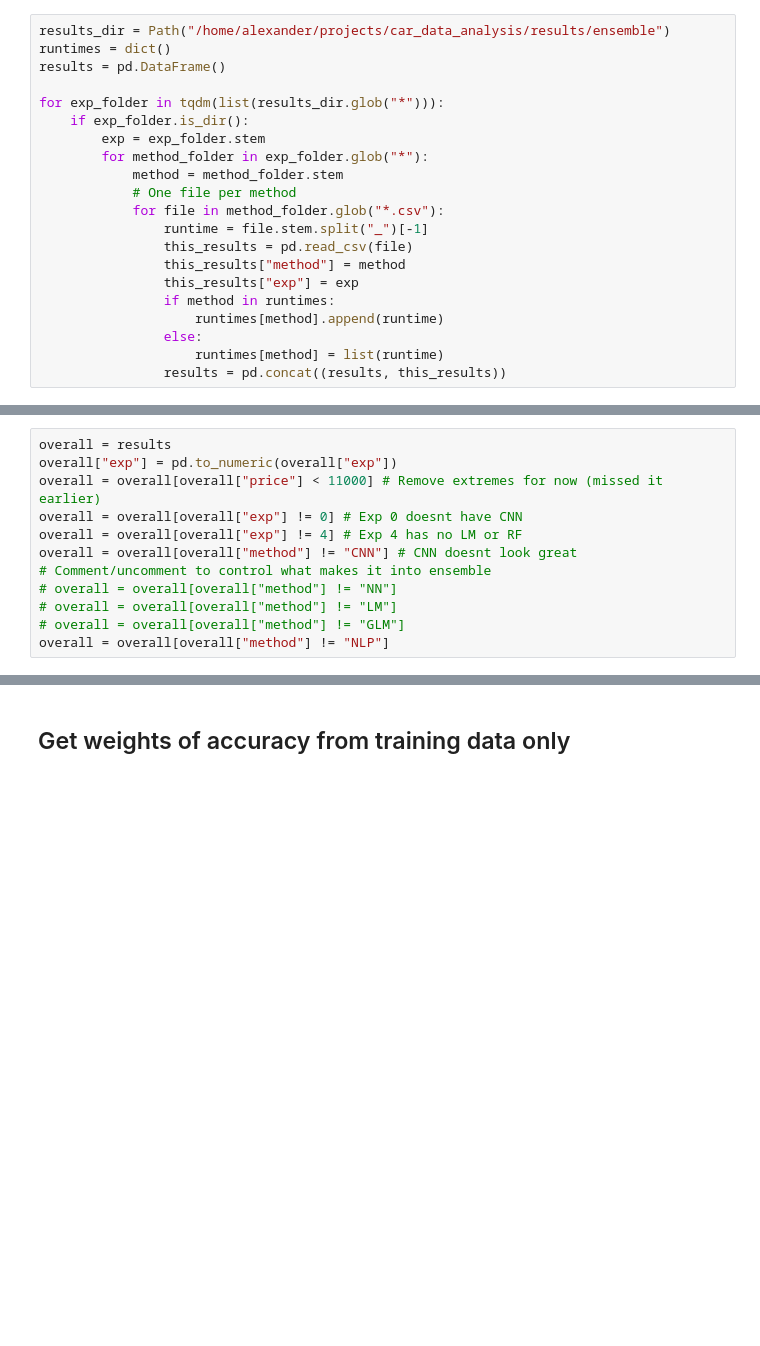
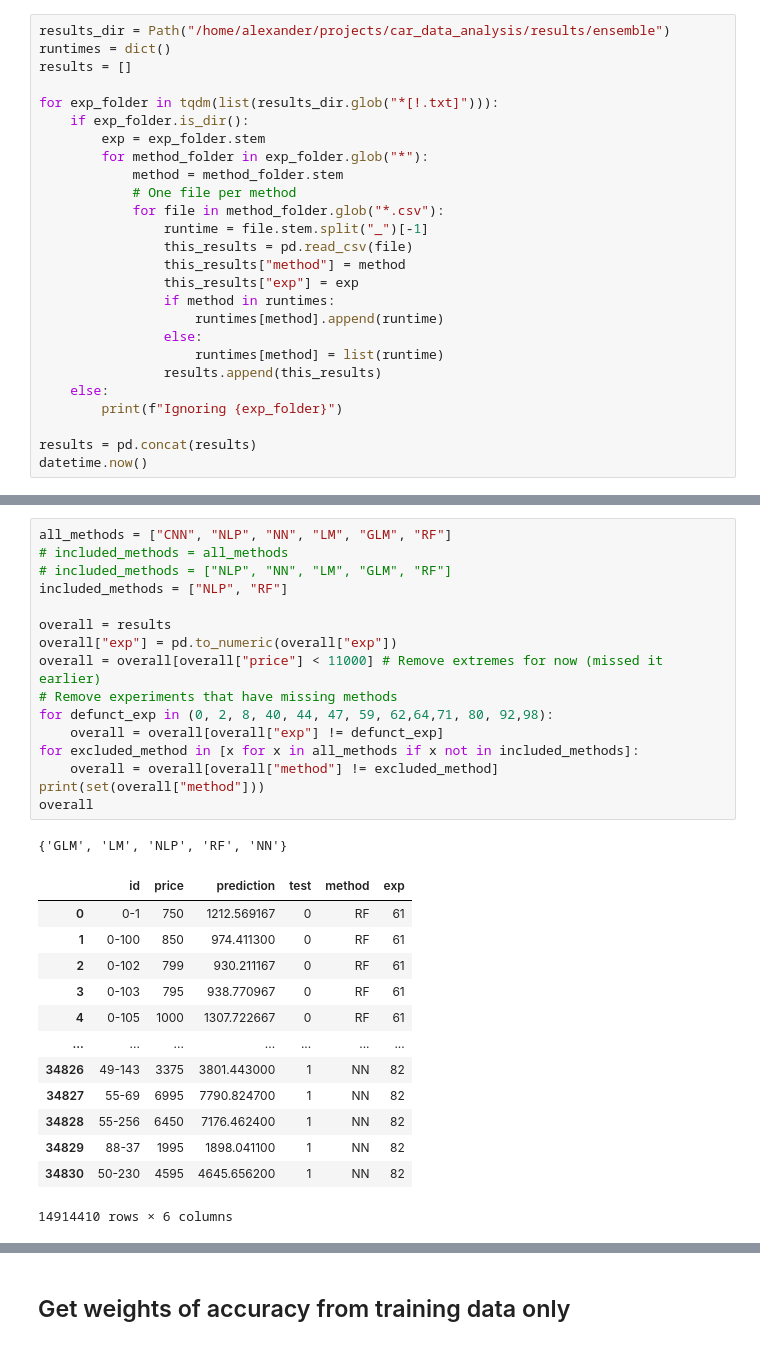
Before and after one commit to Llamrei/car_data_analysis, a Jupyter notebook: ensemble.ipynb, the cells around one changed output, grey strips where cells are left out. Cells and saved outputs as stored; diff of their text form; blank space fills up the shorter version.

```diff
--- a/ensemble.ipynb
+++ b/ensemble.ipynb
@@ -7,9 +16,9 @@ from tqdm import tqdm
 # %%
 results_dir = Path("/home/alexander/projects/car_data_analysis/results/ensemble")
 runtimes = dict()
-results = pd.DataFrame()
+results = []
 
-for exp_folder in tqdm(list(results_dir.glob("*"))):
+for exp_folder in tqdm(list(results_dir.glob("*[!.txt]"))):
     if exp_folder.is_dir():
         exp = exp_folder.stem
         for method_folder in exp_folder.glob("*"):
@@ -24,4 +33,9 @@ for exp_folder in tqdm(list(results_dir.glob("*"))):
                     runtimes[method].append(runtime)
                 else:
                     runtimes[method] = list(runtime)
-                results = pd.concat((results, this_results))
+                results.append(this_results)
+    else:
+        print(f"Ignoring {exp_folder}")
+
+results = pd.concat(results)
+datetime.now()
@@ -44,12 +60,31 @@ results
 # %%
+all_methods = ["CNN", "NLP", "NN", "LM", "GLM", "RF"]
+# included_methods = all_methods
+# included_methods = ["NLP", "NN", "LM", "GLM", "RF"]
+included_methods = ["NLP", "RF"]
+
 overall = results
 overall["exp"] = pd.to_numeric(overall["exp"])
 overall = overall[overall["price"] < 11000] # Remove extremes for now (missed it earlier)
-overall = overall[overall["exp"] != 0] # Exp 0 doesnt have CNN
-overall = overall[overall["exp"] != 4] # Exp 4 has no LM or RF
-overall = overall[overall["method"] != "CNN"] # CNN doesnt look great
-# Comment/uncomment to control what makes it into ensemble
-# overall = overall[overall["method"] != "NN"]
-# overall = overall[overall["method"] != "LM"]
-# overall = overall[overall["method"] != "GLM"]
-overall = overall[overall["method"] != "NLP"]
+# Remove experiments that have missing methods
+for defunct_exp in (0, 2, 8, 40, 44, 47, 59, 62,64,71, 80, 92,98):
+    overall = overall[overall["exp"] != defunct_exp]
+for excluded_method in [x for x in all_methods if x not in included_methods]:
+    overall = overall[overall["method"] != excluded_method]
+print(set(overall["method"]))
+overall
+# %% [output]
+{'GLM', 'LM', 'NLP', 'RF', 'NN'}
+|  | id | price | prediction | test | method | exp |
+| 0 | 0-1 | 750 | 1212.569167 | 0 | RF | 61 |
+| 1 | 0-100 | 850 | 974.411300 | 0 | RF | 61 |
+| 2 | 0-102 | 799 | 930.211167 | 0 | RF | 61 |
+| 3 | 0-103 | 795 | 938.770967 | 0 | RF | 61 |
+| 4 | 0-105 | 1000 | 1307.722667 | 0 | RF | 61 |
+| ... | ... | ... | ... | ... | ... | ... |
+| 34826 | 49-143 | 3375 | 3801.443000 | 1 | NN | 82 |
+| 34827 | 55-69 | 6995 | 7790.824700 | 1 | NN | 82 |
+| 34828 | 55-256 | 6450 | 7176.462400 | 1 | NN | 82 |
+| 34829 | 88-37 | 1995 | 1898.041100 | 1 | NN | 82 |
+| 34830 | 50-230 | 4595 | 4645.656200 | 1 | NN | 82 |
+14914410 rows × 6 columns
```
Also changed, not shown: parts of 36 cells of this notebook.
